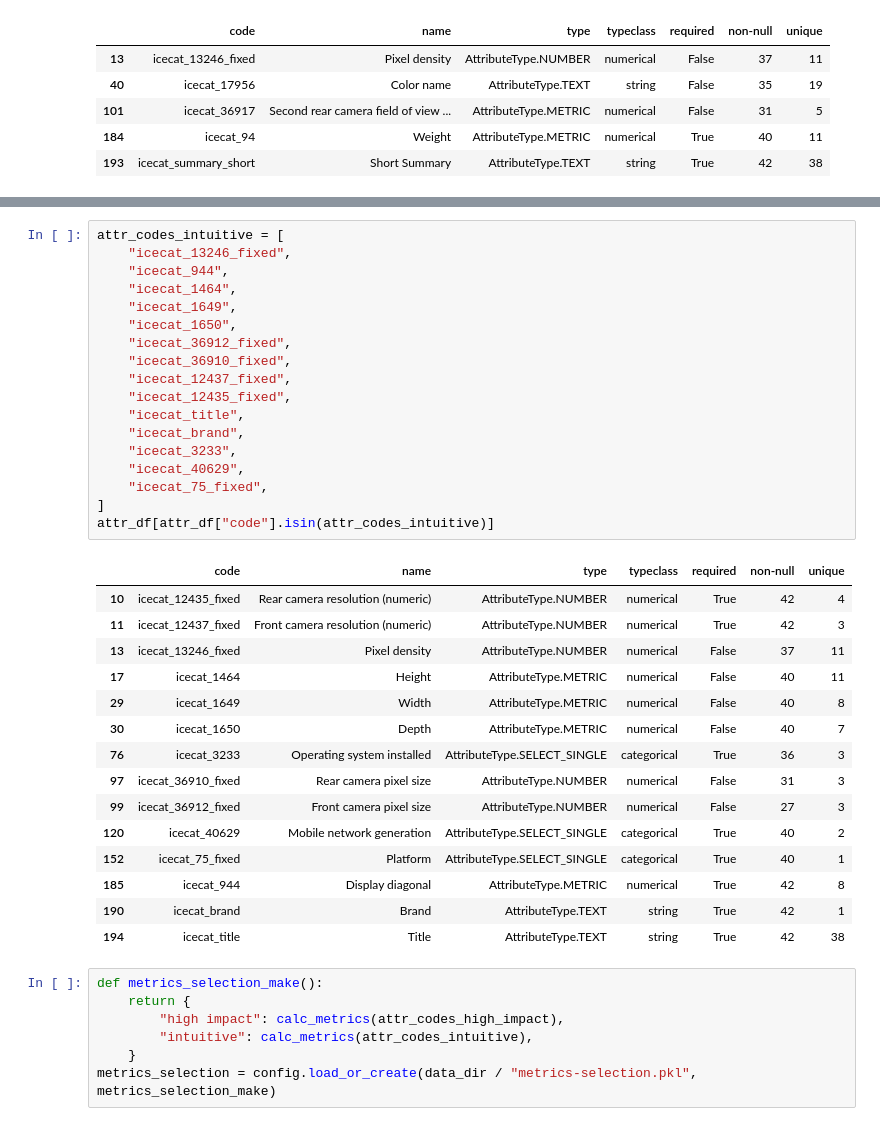
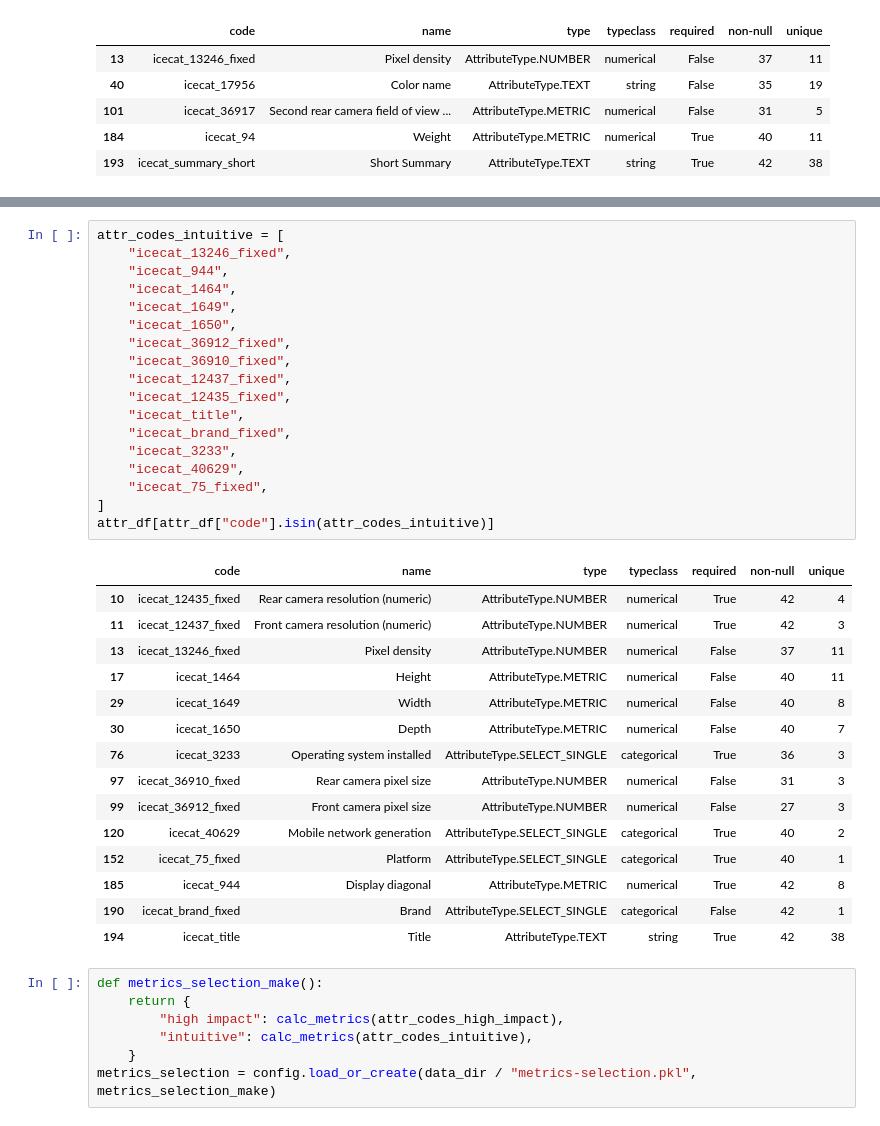
Before and after one commit to hd-code/ma-product-clustering, a Jupyter notebook: cluster-analysis/notebooks/clustering/2-phones.ipynb, the cells around one changed output, grey strips where cells are left out. Cells and saved outputs as stored; diff of their text form.

```diff
--- a/cluster-analysis/notebooks/clustering/2-phones.ipynb
+++ b/cluster-analysis/notebooks/clustering/2-phones.ipynb
@@ -436,35 +436,35 @@ pd.merge(attr_df, tmp.reset_index().rename({"index": "code"}, axis=1), on="code"
 attr_codes_intuitive = [
     "icecat_13246_fixed",
     "icecat_944",
     "icecat_1464",
     "icecat_1649",
     "icecat_1650",
     "icecat_36912_fixed",
     "icecat_36910_fixed",
     "icecat_12437_fixed",
     "icecat_12435_fixed",
     "icecat_title",
-    "icecat_brand",
+    "icecat_brand_fixed",
     "icecat_3233",
     "icecat_40629",
     "icecat_75_fixed",
 ]
 attr_df[attr_df["code"].isin(attr_codes_intuitive)]
 # %% [output]
 |  | code | name | type | typeclass | required | non-null | unique |
 | 10 | icecat_12435_fixed | Rear camera resolution (numeric) | AttributeType.NUMBER | numerical | True | 42 | 4 |
 | 11 | icecat_12437_fixed | Front camera resolution (numeric) | AttributeType.NUMBER | numerical | True | 42 | 3 |
 | 13 | icecat_13246_fixed | Pixel density | AttributeType.NUMBER | numerical | False | 37 | 11 |
 | 17 | icecat_1464 | Height | AttributeType.METRIC | numerical | False | 40 | 11 |
 | 29 | icecat_1649 | Width | AttributeType.METRIC | numerical | False | 40 | 8 |
 | 30 | icecat_1650 | Depth | AttributeType.METRIC | numerical | False | 40 | 7 |
 | 76 | icecat_3233 | Operating system installed | AttributeType.SELECT_SINGLE | categorical | True | 36 | 3 |
 | 97 | icecat_36910_fixed | Rear camera pixel size | AttributeType.NUMBER | numerical | False | 31 | 3 |
 | 99 | icecat_36912_fixed | Front camera pixel size | AttributeType.NUMBER | numerical | False | 27 | 3 |
 | 120 | icecat_40629 | Mobile network generation | AttributeType.SELECT_SINGLE | categorical | True | 40 | 2 |
 | 152 | icecat_75_fixed | Platform | AttributeType.SELECT_SINGLE | categorical | True | 40 | 1 |
 | 185 | icecat_944 | Display diagonal | AttributeType.METRIC | numerical | True | 42 | 8 |
-| 190 | icecat_brand | Brand | AttributeType.TEXT | string | True | 42 | 1 |
+| 190 | icecat_brand_fixed | Brand | AttributeType.SELECT_SINGLE | categorical | False | 42 | 1 |
 | 194 | icecat_title | Title | AttributeType.TEXT | string | True | 42 | 38 |
 # %%
 def metrics_selection_make():
```
Also changed, not shown: parts of 6 cells of this notebook, 4 other files.
